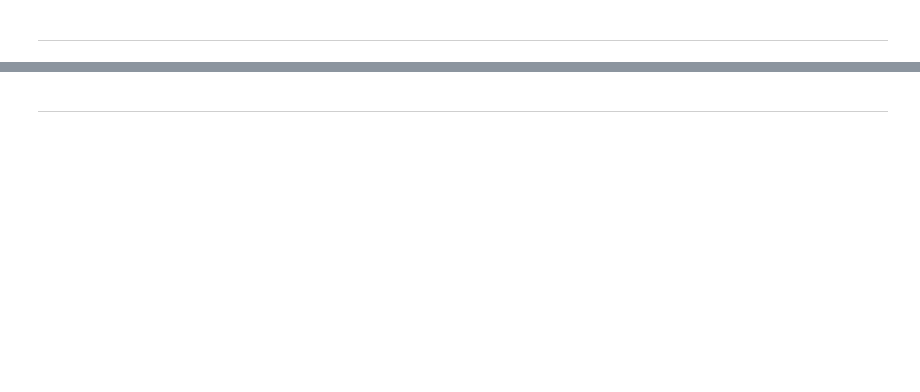
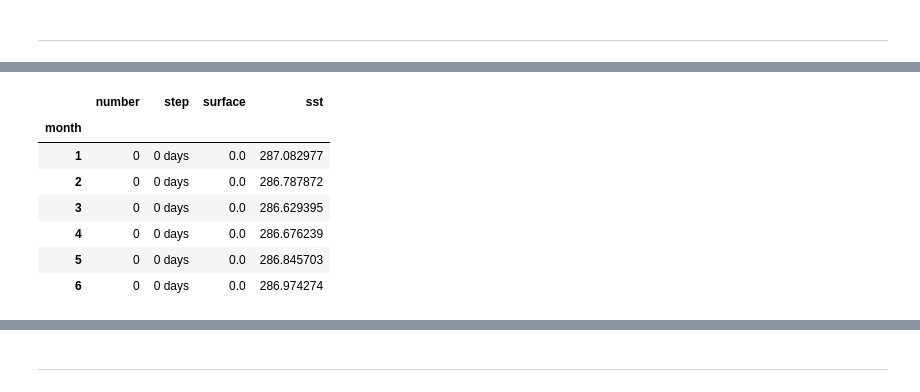
Before and after one commit to edupenabad/copernicus-training, a Jupyter notebook: 122_c3s_seasonal_forecasts_bias_correction.ipynb, the cells around one changed output, grey strips where cells are left out. Saved outputs shown, nothing was run; the diff lists cells and outputs as text; code cells hidden in the pictures; blank space fills up the shorter version.

```diff
--- a/122_c3s_seasonal_forecasts_bias_correction.ipynb
+++ b/122_c3s_seasonal_forecasts_bias_correction.ipynb
@@ -134,0 +360,3 @@ Result(content_length=28898640,content_type=application/x-grib,location=https://
+# %%
+model_climate_global = sst_hindcast_mean.mean(['latitude', 'longitude'])
+model_climate_global
@@ -134,0 +370,3 @@ Result(content_length=28898640,content_type=application/x-grib,location=https://
+# %%
+observed_climate_global = sst_observation_mean.mean(['latitude', 'longitude'])
+observed_climate_global
@@ -134,0 +382,3 @@ Result(content_length=28898640,content_type=application/x-grib,location=https://
+# %%
+observed_climate_global_roll = observed_climate_global.roll(month=4, roll_coords=True)
+observed_climate_global_roll
@@ -134,0 +394,3 @@ Result(content_length=28898640,content_type=application/x-grib,location=https://
+# %%
+observed_climate_global_assigned = observed_climate_global_roll.assign_coords(month=model_climate_global.forecastMonth.values)
+observed_climate_global_assigned
@@ -134,0 +406,12 @@ Result(content_length=28898640,content_type=application/x-grib,location=https://
+# %%
+observed_climate_global_df = observed_climate_global_assigned.to_dataframe()
+observed_climate_global_df
+# %% [output]
+|  | number | step | surface | sst |
+| month |  |  |  |  |
+| 1 | 0 | 0 days | 0.0 | 287.082977 |
+| 2 | 0 | 0 days | 0.0 | 286.787872 |
+| 3 | 0 | 0 days | 0.0 | 286.629395 |
+| 4 | 0 | 0 days | 0.0 | 286.676239 |
+| 5 | 0 | 0 days | 0.0 | 286.845703 |
+| 6 | 0 | 0 days | 0.0 | 286.974274 |
```
Also changed, not shown: parts of 48 cells of this notebook, 2 other files.
